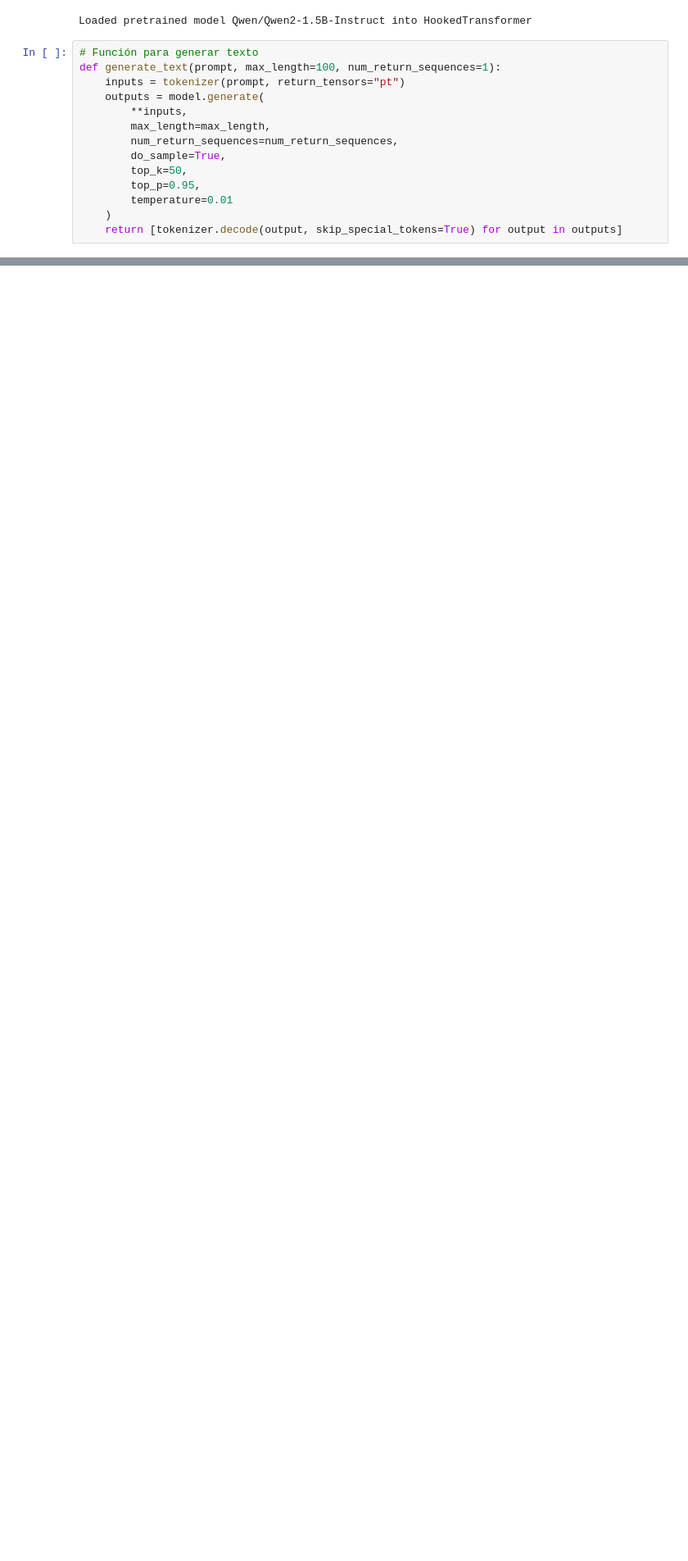
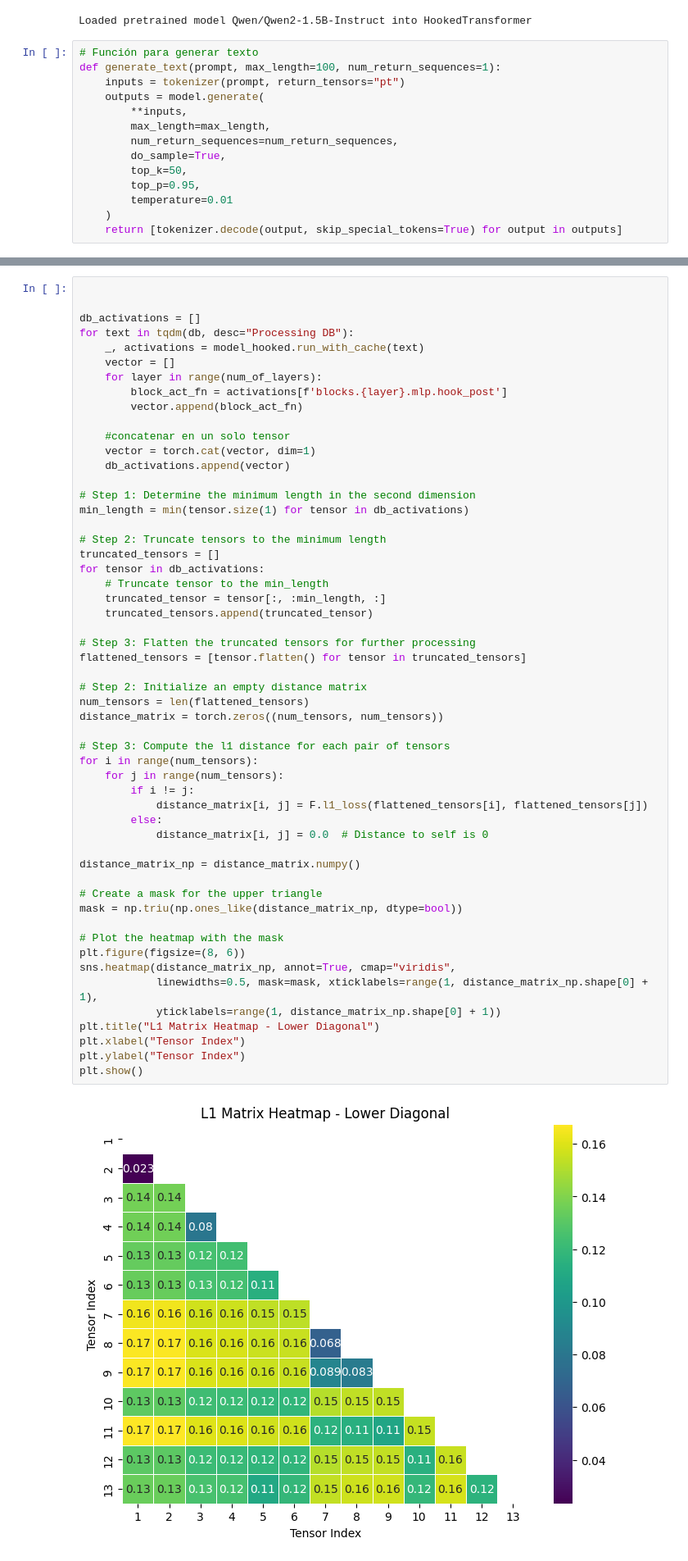
Before and after one commit to SIANI-IA/LanguageSpaceExplorer, a Jupyter notebook: sim.ipynb, the cells around one changed output, grey strips where cells are left out. Shown at 82% size. Drawn from its saved outputs; the diff is of its cells as text; blank space fills up the shorter version.

```diff
--- a/sim.ipynb
+++ b/sim.ipynb
@@ -136,0 +155,56 @@ plt.show()
+# %%
+
+
+db_activations = []
+for text in tqdm(db, desc="Processing DB"):
+    _, activations = model_hooked.run_with_cache(text)
+    vector = []
+    for layer in range(num_of_layers):
+        block_act_fn = activations[f'blocks.{layer}.mlp.hook_post']
+        vector.append(block_act_fn)
+
+    #concatenar en un solo tensor
+    vector = torch.cat(vector, dim=1)
+    db_activations.append(vector)
+
+# Step 1: Determine the minimum length in the second dimension
+min_length = min(tensor.size(1) for tensor in db_activations)
+
+# Step 2: Truncate tensors to the minimum length
+truncated_tensors = []
+for tensor in db_activations:
+    # Truncate tensor to the min_length
+    truncated_tensor = tensor[:, :min_length, :]
+    truncated_tensors.append(truncated_tensor)
+
+# Step 3: Flatten the truncated tensors for further processing
+flattened_tensors = [tensor.flatten() for tensor in truncated_tensors]
+
+# Step 2: Initialize an empty distance matrix
+num_tensors = len(flattened_tensors)
+distance_matrix = torch.zeros((num_tensors, num_tensors))
+
+# Step 3: Compute the l1 distance for each pair of tensors
+for i in range(num_tensors):
+    for j in range(num_tensors):
+        if i != j:
+            distance_matrix[i, j] = F.l1_loss(flattened_tensors[i], flattened_tensors[j])
+        else:
+            distance_matrix[i, j] = 0.0  # Distance to self is 0
+
+distance_matrix_np = distance_matrix.numpy()
+
+# Create a mask for the upper triangle
+mask = np.triu(np.ones_like(distance_matrix_np, dtype=bool))
+
+# Plot the heatmap with the mask
+plt.figure(figsize=(8, 6))
+sns.heatmap(distance_matrix_np, annot=True, cmap="viridis",
+            linewidths=0.5, mask=mask, xticklabels=range(1, distance_matrix_np.shape[0] + 1),
+            yticklabels=range(1, distance_matrix_np.shape[0] + 1))
+plt.title("L1 Matrix Heatmap - Lower Diagonal")
+plt.xlabel("Tensor Index")
+plt.ylabel("Tensor Index")
+plt.show()
+# %% [output]
+[figure, added]
```
Also changed, not shown: parts of 3 cells of this notebook, 1 other file.
